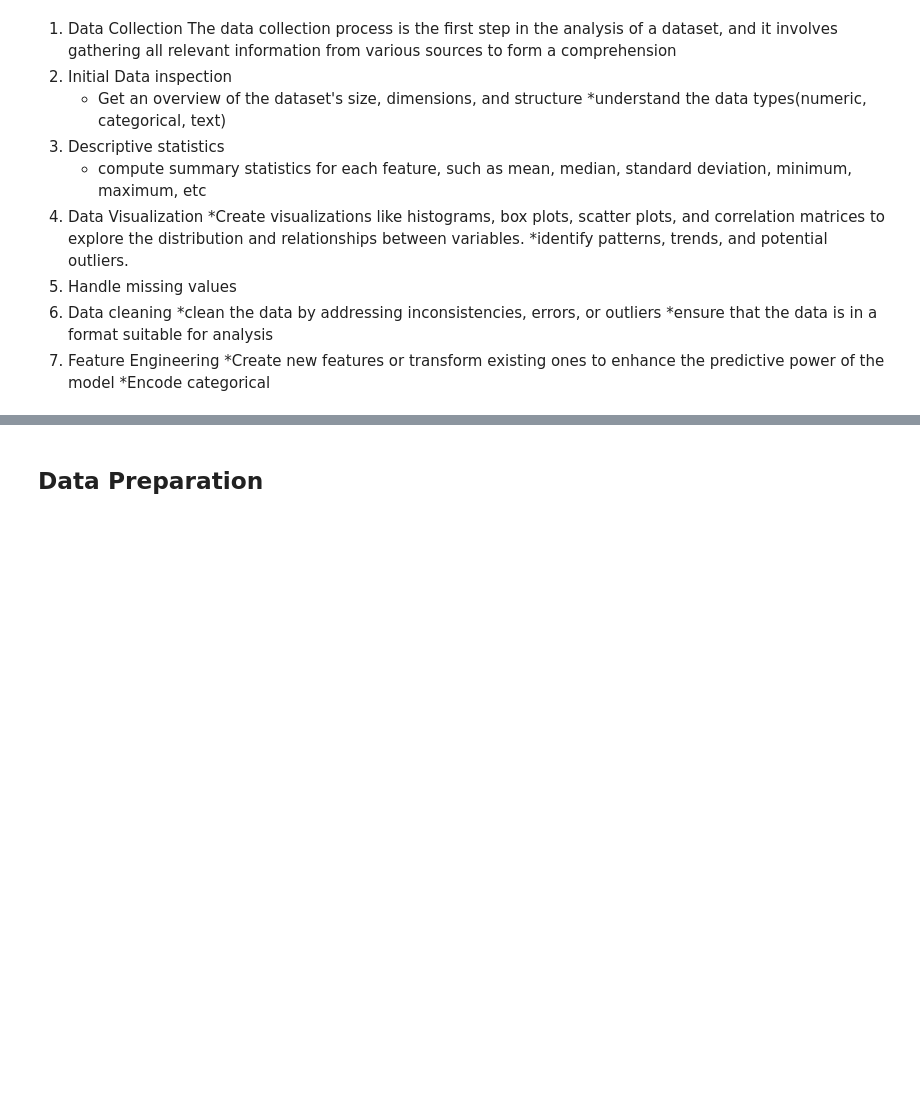
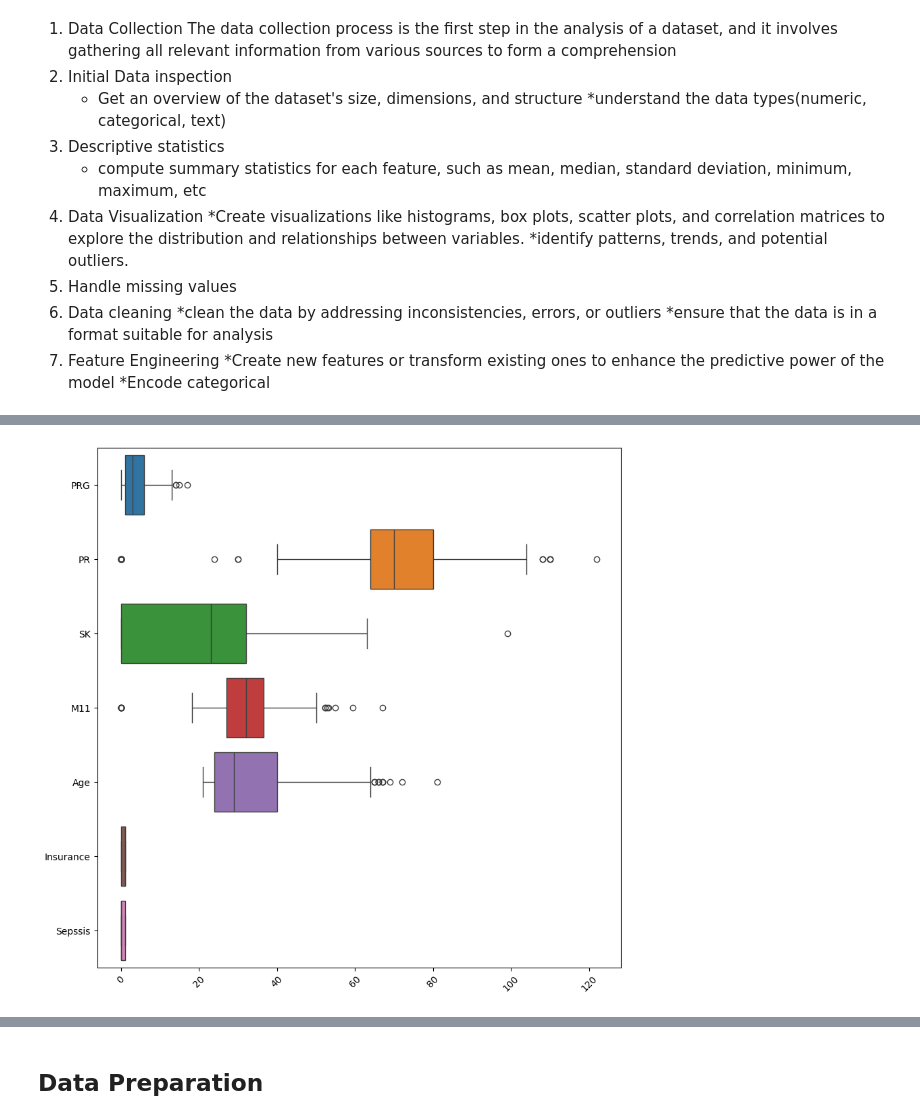
Before and after one commit to sethsot/P6-API_for_ML_model, a Jupyter notebook: machine_learning.ipynb, the cells around one changed output, grey strips where cells are left out. Saved outputs shown, nothing was run; the diff lists cells and outputs as text; code cells hidden in the pictures; blank space fills up the shorter version.

```diff
--- a/machine_learning.ipynb
+++ b/machine_learning.ipynb
@@ -66,0 +255,12 @@ import seaborn as sns
+# %%
+#create boxplots
+#drop 'TS' and 'PL' which has a larger scale
+#drop 'BD2' which is very small in scale
+
+df_without=df.drop(['TS','PL','BD2'], axis=1)
+plt.figure(figsize=(10,10))
+sns.boxplot(data=df_without, orient='h')
+plt.xticks(rotation=45)
+plt.show()
+# %% [output]
+[figure, added]
```
Also changed, not shown: parts of 39 cells of this notebook, 4 other files.
